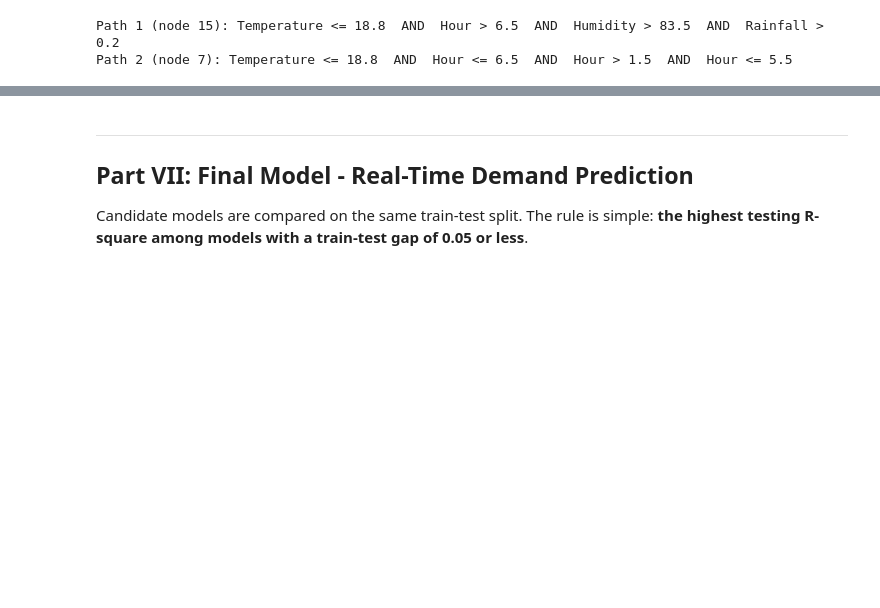
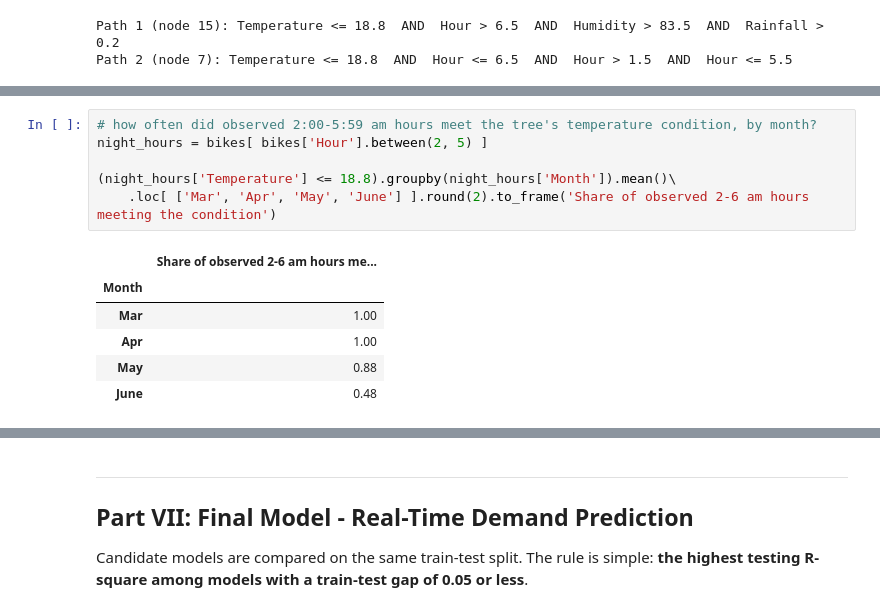
Before and after one commit to seyhasenganz/my-sql-assignment, a Jupyter notebook: Final-Bike-Rentals/Bike_Rentals_Final_Assignment.ipynb, the cells around one changed output, grey strips where cells are left out. Saved outputs shown, nothing was run; the diff lists cells and outputs as text; blank space fills up the shorter version.

```diff
--- a/Final-Bike-Rentals/Bike_Rentals_Final_Assignment.ipynb
+++ b/Final-Bike-Rentals/Bike_Rentals_Final_Assignment.ipynb
@@ -641,0 +646,13 @@ The first is a planned window: on any night when the temperature is at or below
+# %%
+# how often did observed 2:00-5:59 am hours meet the tree's temperature condition, by month?
+night_hours = bikes[ bikes['Hour'].between(2, 5) ]
+
+(night_hours['Temperature'] <= 18.8).groupby(night_hours['Month']).mean()\
+    .loc[ ['Mar', 'Apr', 'May', 'June'] ].round(2).to_frame('Share of observed 2-6 am hours meeting the condition')
+# %% [output]
+|  | Share of observed 2-6 am hours me... |
+| Month |  |
+| Mar | 1.00 |
+| Apr | 1.00 |
+| May | 0.88 |
+| June | 0.48 |
```
Also changed, not shown: parts of 27 cells of this notebook, 1 other file.
